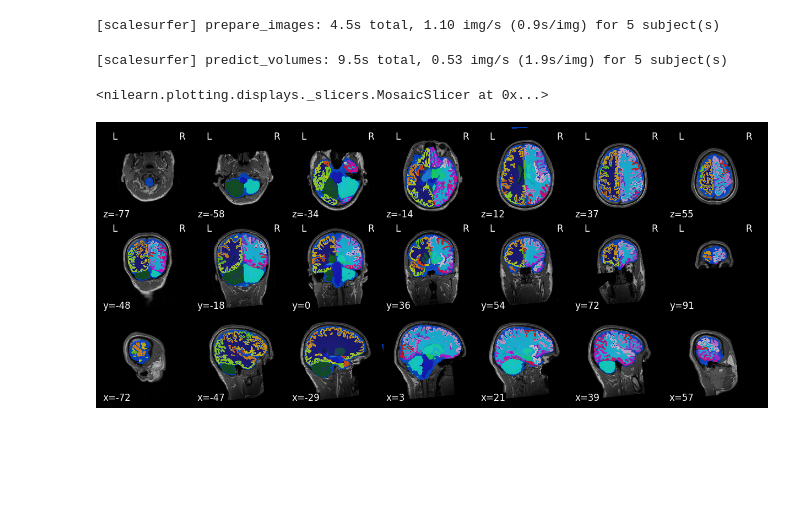
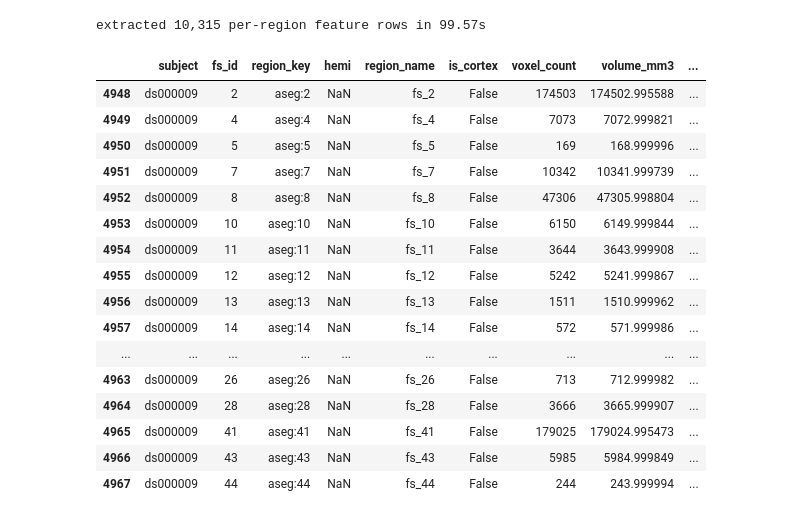
Before and after one commit to voytekresearch/scalesurfer, a Jupyter notebook: docs/notebooks/03_inference/08_inference.ipynb, the cells around one changed output. Cells and saved outputs as stored; diff of their text form; code cells hidden in the pictures; blank space fills up the shorter version.

```diff
--- a/docs/notebooks/03_inference/08_inference.ipynb
+++ b/docs/notebooks/03_inference/08_inference.ipynb
@@ -14,0 +22,3 @@ ds = {
+# %%
+FS_STATS_CACHE = Path("/home/rph/scalesurfer/data/fs8_freesurfer_stats_cache")
+SUBJECTS_DIR = DATA_PATH / "subjects_dir"
@@ -14,0 +40,4 @@ ds = {
+# %%
+from glob import glob
+ds = glob("/home/rph/scalesurfer/docs/notebooks/03_inference/fs8/*/rawavg.mgz")
+ds = {i[54:62]: i for i in ds[:100]}
@@ -15,29 +50,16 @@ ds = {
 # %%
-# images
-images = list(ds.values())
-
-# names of the ouput dirs in subject_dir
-subjects = list(ds.keys())
-
 # initialize object
 surfer = ScaleSurfer(
     images,
     subjects,
-    DATA_PATH / "subjects_dir",
-    batch_size=2,
+    SUBJECTS_DIR,
+    batch_size=1,
     n_jobs_cpu=-1,
     device="cuda",
     conform_backend="nibabel",
-    overwrite=True
+    overwrite=True,
+    volume_dtype="float32"
 )
 
-surfer.prepare_images()  # saves subject_dir/*/mri/orig.{pt, mgz}
-surfer.predict_volumes() # saves subject_dir/*/mri/aparc+aseg.pt
+# surfer.prepare_images()   # saves subject_dir/*/mri/orig.{pt, mgz}
+# surfer.predict_volumes(batch_size=5, volume_dtype="float16", patch_chunk_size=128, write=True)
-# %% [output]
-[scalesurfer] prepare_images: 4.5s total, 1.10 img/s (0.9s/img) for 5 subject(s)
-[scalesurfer] predict_volumes: 9.5s total, 0.53 img/s (1.9s/img) for 5 subject(s)
-# %%
-surfer.plot_volume('ds004589')
-# %% [output]
-<nilearn.plotting.displays._slicers.MosaicSlicer at 0x...>
-[figure, removed]
@@ -43,0 +304,47 @@ surfer.plot_volume('ds004589')
+# %%
+@contextmanager
+def tqdm_joblib(tqdm_object):
+    class TqdmBatchCompletionCallback(joblib.parallel.BatchCompletionCallBack):
+        def __call__(self, *args, **kwargs):
+            tqdm_object.update(n=self.batch_size)
+            return super().__call__(*args, **kwargs)
+
+    old_callback = joblib.parallel.BatchCompletionCallBack
+    joblib.parallel.BatchCompletionCallBack = TqdmBatchCompletionCallback
+    try:
+        yield tqdm_object
+    finally:
+        joblib.parallel.BatchCompletionCallBack = old_callback
+        tqdm_object.close()
+
+
+N_FEATURE_JOBS = -1
+
+t0 = time.perf_counter()
+with tqdm_joblib(tqdm(total=len(subjects), desc="Extracting aparc+aseg features")):
+    feature_frames = Parallel(n_jobs=N_FEATURE_JOBS, prefer="processes", batch_size=1)(
+        delayed(fast_aparc_aseg_features)(subject, SUBJECTS_DIR)
+        for subject in subjects
+    )
+pred_features = pd.concat(feature_frames, ignore_index=True)
+print(f"extracted {len(pred_features):,} per-region feature rows in {time.perf_counter() - t0:.2f}s")
+pred_features.sort_values(["subject", "fs_id"]).head(20)
+# %% [output]
+extracted 10,315 per-region feature rows in 99.57s
+|  | subject | fs_id | region_key | hemi | region_name | is_cortex | voxel_count | volume_mm3 | ... |
+| 4948 | ds000009 | 2 | aseg:2 | NaN | fs_2 | False | 174503 | 174502.995588 | ... |
+| 4949 | ds000009 | 4 | aseg:4 | NaN | fs_4 | False | 7073 | 7072.999821 | ... |
+| 4950 | ds000009 | 5 | aseg:5 | NaN | fs_5 | False | 169 | 168.999996 | ... |
+| 4951 | ds000009 | 7 | aseg:7 | NaN | fs_7 | False | 10342 | 10341.999739 | ... |
+| 4952 | ds000009 | 8 | aseg:8 | NaN | fs_8 | False | 47306 | 47305.998804 | ... |
+| 4953 | ds000009 | 10 | aseg:10 | NaN | fs_10 | False | 6150 | 6149.999844 | ... |
+| 4954 | ds000009 | 11 | aseg:11 | NaN | fs_11 | False | 3644 | 3643.999908 | ... |
+| 4955 | ds000009 | 12 | aseg:12 | NaN | fs_12 | False | 5242 | 5241.999867 | ... |
+| 4956 | ds000009 | 13 | aseg:13 | NaN | fs_13 | False | 1511 | 1510.999962 | ... |
+| 4957 | ds000009 | 14 | aseg:14 | NaN | fs_14 | False | 572 | 571.999986 | ... |
+| ... | ... | ... | ... | ... | ... | ... | ... | ... | ... |
+| 4963 | ds000009 | 26 | aseg:26 | NaN | fs_26 | False | 713 | 712.999982 | ... |
+| 4964 | ds000009 | 28 | aseg:28 | NaN | fs_28 | False | 3666 | 3665.999907 | ... |
+| 4965 | ds000009 | 41 | aseg:41 | NaN | fs_41 | False | 179025 | 179024.995473 | ... |
+| 4966 | ds000009 | 43 | aseg:43 | NaN | fs_43 | False | 5985 | 5984.999849 | ... |
+| 4967 | ds000009 | 44 | aseg:44 | NaN | fs_44 | False | 244 | 243.999994 | ... |
```
Also changed, not shown: parts of 14 cells of this notebook, 17 other files.
